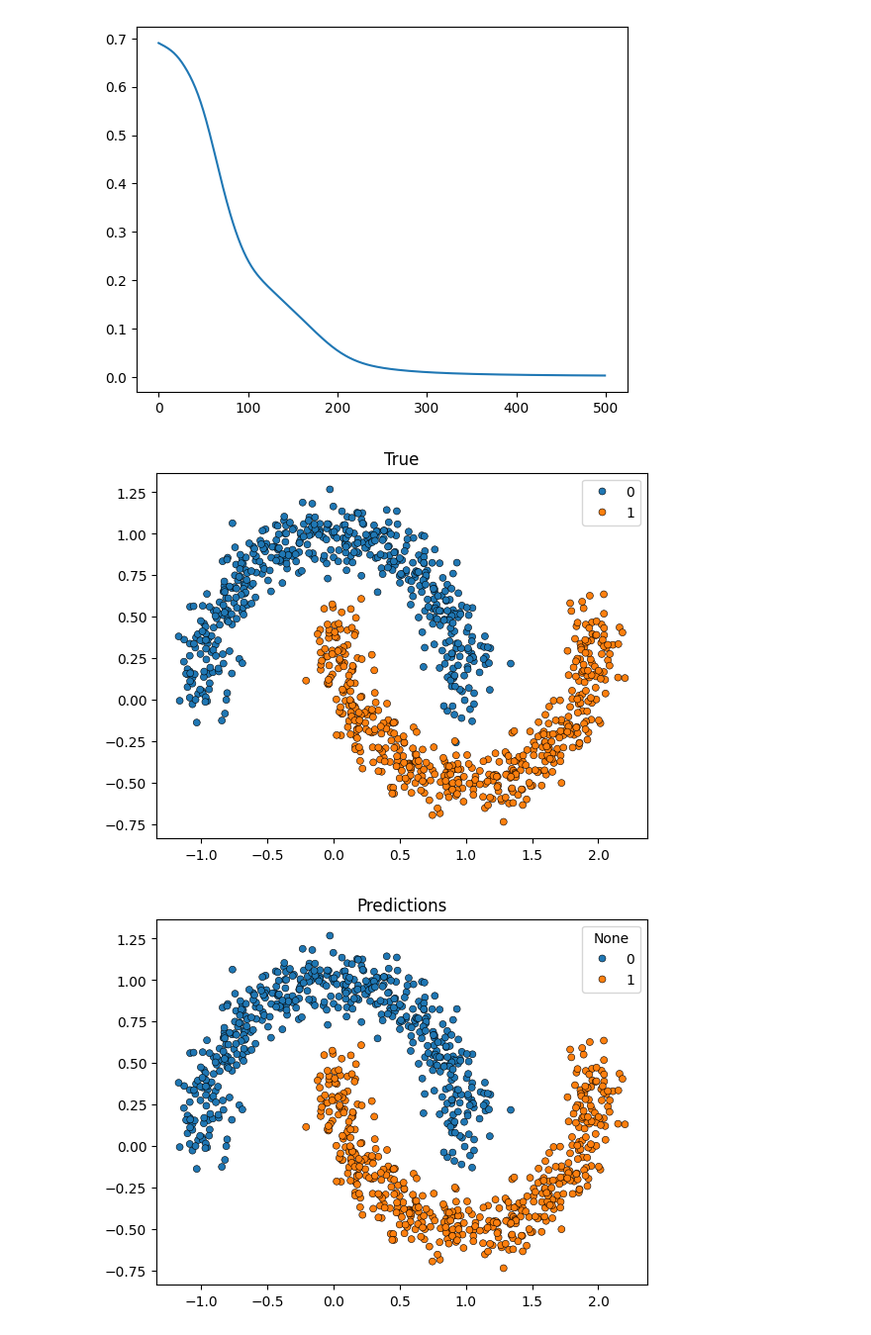
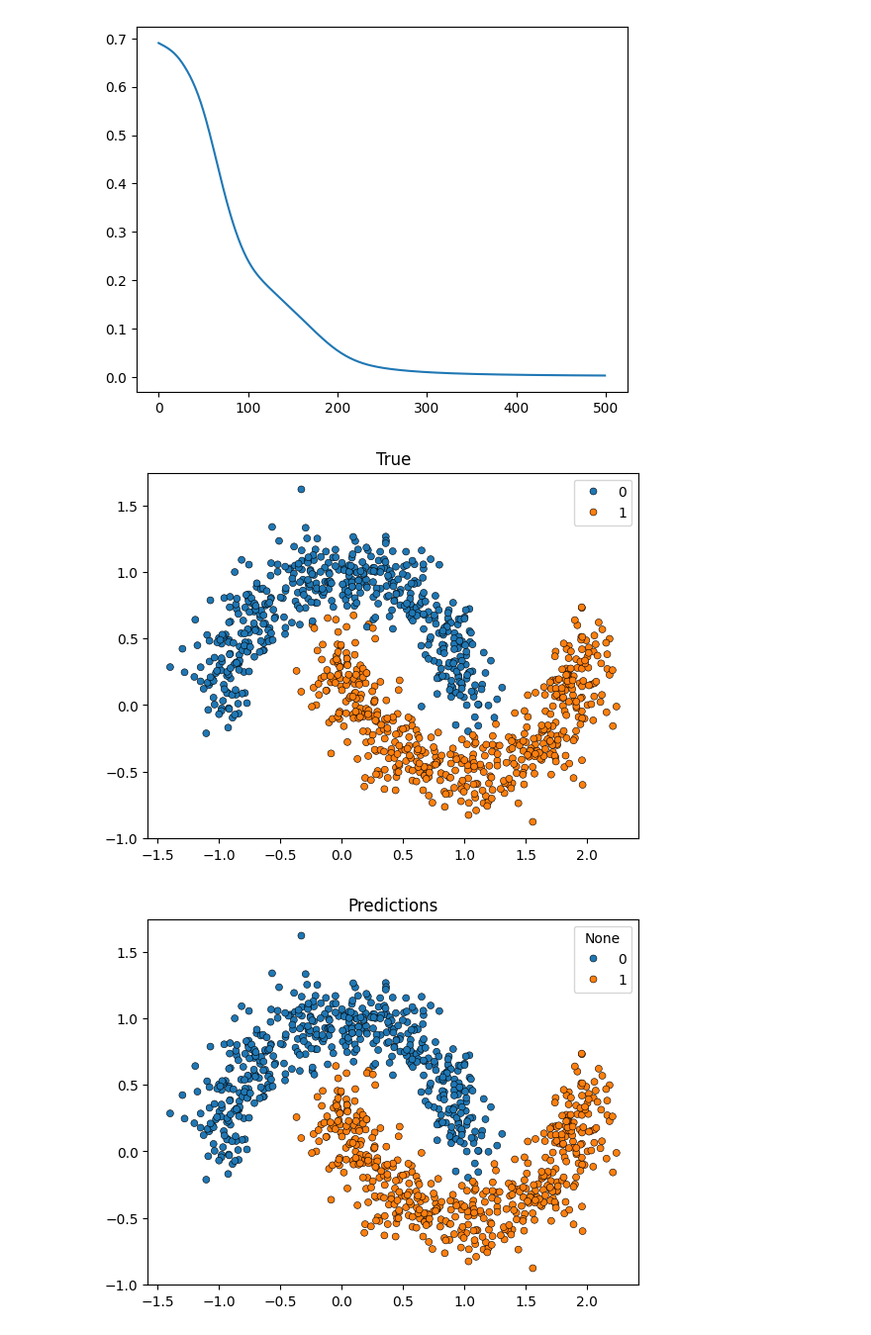
Before and after one commit to xpomea/onu_dl_course, a Jupyter notebook: lab3.ipynb, the cells around one changed output. Shown at 99% size. Saved outputs shown, nothing was run; the diff lists cells and outputs as text; code cells hidden in the pictures.

```diff
--- a/lab3.ipynb
+++ b/lab3.ipynb
@@ -54,16 +54,16 @@ plt.plot(train_losses)
 [<matplotlib.lines.Line2D at 0x...>]
 [figure]
 # %%
-points, labels = make_moons(n_samples=1000, shuffle=True, noise=0.1, random_state=0)
+points, labels = make_moons(n_samples=1000, shuffle=True, noise=0.15, random_state=4)
 sns.scatterplot(
     x=points[:, 0], y=points[:, 1], hue=labels, marker="o", s=25, edgecolor="k", legend=True
 ).set_title("True")
 plt.show()
 
 sns.scatterplot(
     x=points[:, 0], y=points[:, 1], hue=torch.where(net(torch.tensor(points).float()).detach().reshape(-1) > .5, 1, 0), marker="o", s=25, edgecolor="k", legend=True
 ).set_title("Predictions")
 plt.show()
 # %% [output]
-[figure, old version]
+[figure, new version]
-[figure, old version]
+[figure, new version]
```
